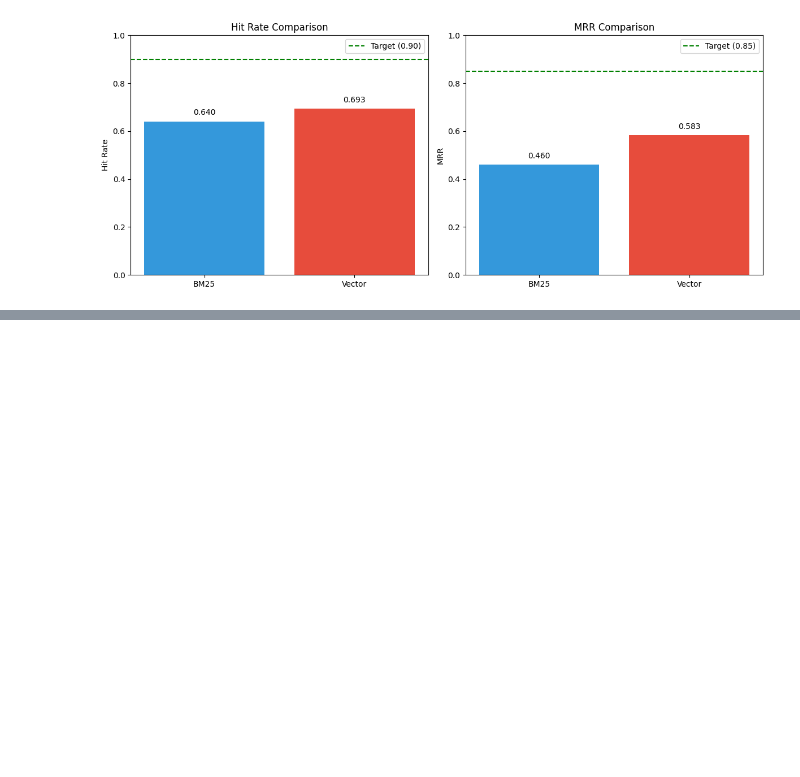
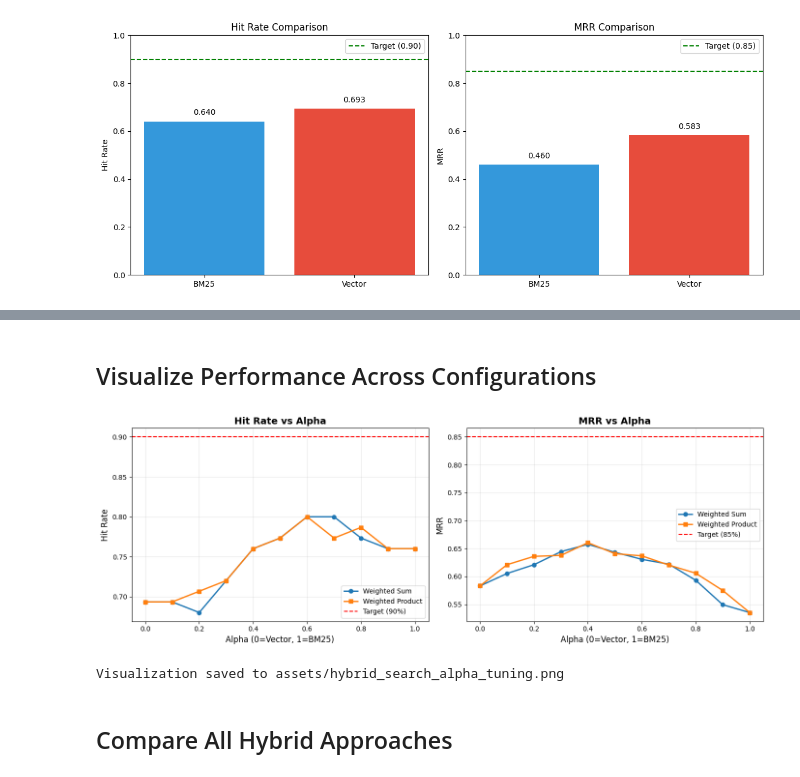
Before and after one commit to Ramsi-K/yoga-assistant-knowledge-rag, a Jupyter notebook: notebooks/retrieval-experiments.ipynb, the cells around one changed output, grey strips where cells are left out. Drawn from its saved outputs; the diff is of its cells as text; code cells hidden in the pictures; blank space fills up the shorter version.

Commit message:
feat: implement and tune hybrid search

```diff
--- a/notebooks/retrieval-experiments.ipynb
+++ b/notebooks/retrieval-experiments.ipynb
@@ -1629,0 +1813,5 @@ MRR:
+# %%
+# Create hybrid search with the correct baselines
+print("Creating hybrid search instance...")
+hybrid_search = HybridSearch(bm25_baseline, final_vector_search)
+print("✓ Hybrid search ready!\n")
@@ -1629,0 +1921,5 @@ MRR:
+# %%
+# Display alpha results
+alpha_df = pd.DataFrame(alpha_results)
+print("=== Alpha Tuning Results ===")
+alpha_df
@@ -1629,0 +1984,5 @@ MRR:
+# %%
+# Display product results
+product_df = pd.DataFrame(product_results)
+print("=== Weighted Product Results ===")
+product_df
@@ -1629,0 +2003,60 @@ MRR:
+# %% [markdown]
+## Visualize Performance Across Configurations
+# %%
+import matplotlib.pyplot as plt
+
+# Create visualization
+fig, (ax1, ax2) = plt.subplots(1, 2, figsize=(14, 5))
+
+# Plot Hit Rate
+ax1.plot(
+    alpha_df["alpha"],
+    alpha_df["hit_rate"],
+    "o-",
+    label="Weighted Sum",
+    linewidth=2,
+)
+ax1.plot(
+    product_df["alpha"],
+    product_df["hit_rate"],
+    "s-",
+    label="Weighted Product",
+    linewidth=2,
+)
+ax1.axhline(y=0.90, color="r", linestyle="--", label="Target (90%)")
+ax1.set_xlabel("Alpha (0=Vector, 1=BM25)", fontsize=12)
+ax1.set_ylabel("Hit Rate", fontsize=12)
+ax1.set_title("Hit Rate vs Alpha", fontsize=14, fontweight="bold")
+ax1.legend()
+ax1.grid(True, alpha=0.3)
+
+# Plot MRR
+ax2.plot(
+    alpha_df["alpha"], alpha_df["mrr"], "o-", label="Weighted Sum", linewidth=2
+)
+ax2.plot(
+    product_df["alpha"],
+    product_df["mrr"],
+    "s-",
+    label="Weighted Product",
+    linewidth=2,
+)
+ax2.axhline(y=0.85, color="r", linestyle="--", label="Target (85%)")
+ax2.set_xlabel("Alpha (0=Vector, 1=BM25)", fontsize=12)
+ax2.set_ylabel("MRR", fontsize=12)
+ax2.set_title("MRR vs Alpha", fontsize=14, fontweight="bold")
+ax2.legend()
+ax2.grid(True, alpha=0.3)
+
+plt.tight_layout()
+plt.savefig(
+    "../assets/hybrid_search_alpha_tuning.png", dpi=150, bbox_inches="tight"
+)
+plt.show()
+
+print("\nVisualization saved to assets/hybrid_search_alpha_tuning.png")
+# %% [output]
+[figure, added]
+Visualization saved to assets/hybrid_search_alpha_tuning.png
+# %% [markdown]
+## Compare All Hybrid Approaches
```
Also changed, not shown: parts of 26 cells of this notebook, 2 other files.
